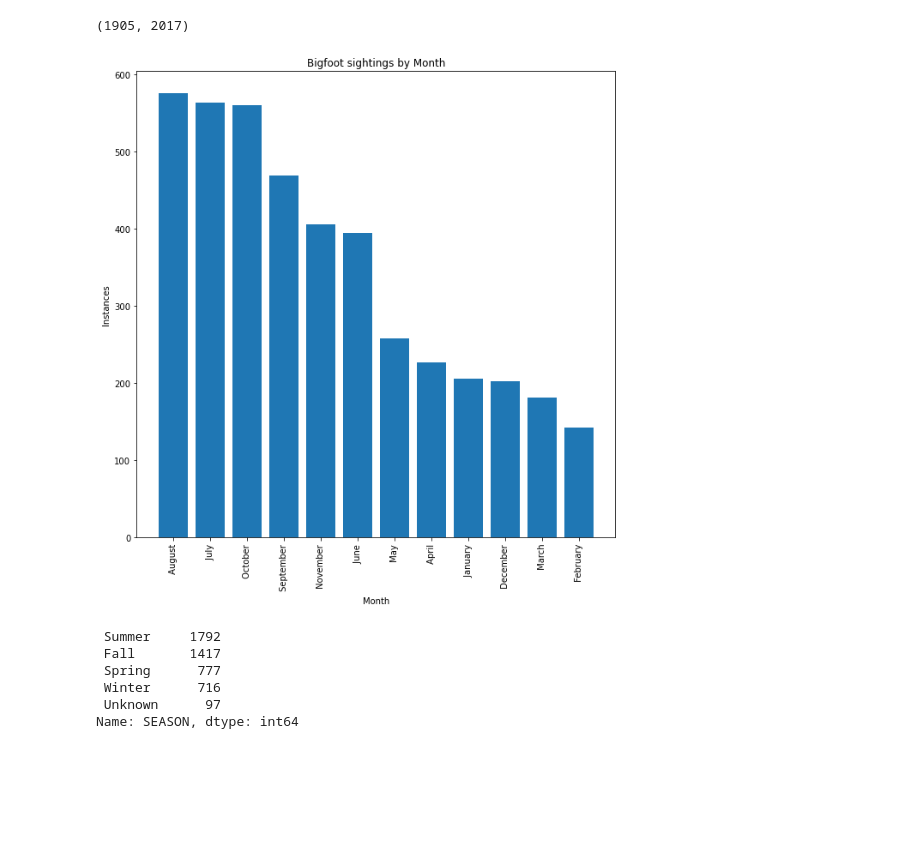
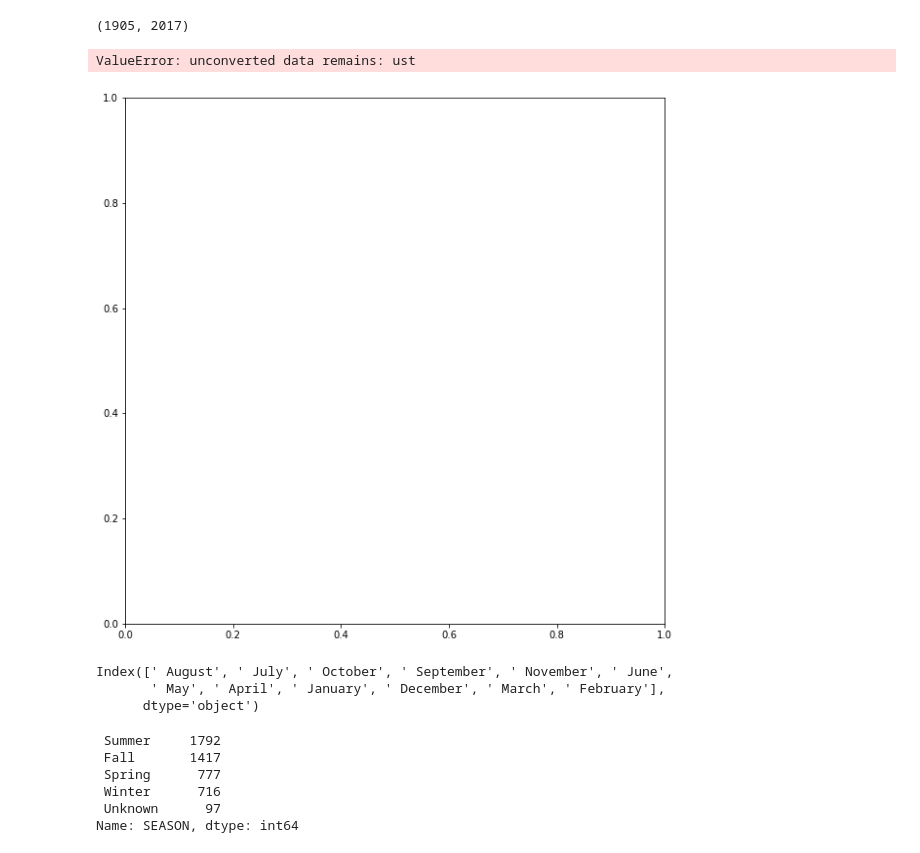
Before and after one commit to Cynz300/nlp-case-study, a Jupyter notebook: data_analysis_ig.ipynb, the cells around one changed output. Cells and saved outputs as stored; diff of their text form; code cells hidden in the pictures; blank space fills up the shorter version.

```diff
--- a/data_analysis_ig.ipynb
+++ b/data_analysis_ig.ipynb
@@ -416,14 +416,34 @@ min(new_year.value_counts().index), max(new_year.value_counts().index)
 (1905, 2017)
 # %%
 fig, ax = plt.subplots(figsize = (10,10))
-plt.bar(bigfoot_df['MONTH'].value_counts().index, bigfoot_df['MONTH'].value_counts())
-plt.ylabel('Instances')
-plt.xlabel('Month')
-plt.xticks(rotation = 90)
-plt.title('Bigfoot sightings by Month')
-plt.savefig('bigfoot_month.png');
+from datetime import datetime
+keys = []
+values = []
+
+months = {" January":0, " February":1, " March":2, " April":3, " May":4, " June":5, " July":6, " August":7, " September":8, " October":9, " November":10, " December":11 }
+
+def month_value(date):
+    return months[date.strip()]
+
+for key, value in sorted(zip(bigfoot_df['MONTH'].value_counts().index, bigfoot_df['MONTH'].value_counts()), key = lambda day: datetime.strptime(day[0].strip(), "%b")):
+    keys.append(key)
+    values.append(value)
+
+# plt.bar(keys, values)
+# plt.ylabel('Instances')
+# plt.xlabel('Month')
+# plt.xticks(rotation = 90)
+# plt.title('Bigfoot sightings by Month')
+# plt.savefig('bigfoot_month.png');
 # %% [output]
+ValueError: unconverted data remains: ust
-[figure, old version]
+[figure, new version]
+# %%
+bigfoot_df['MONTH'].value_counts().index
+# %% [output]
+Index([' August', ' July', ' October', ' September', ' November', ' June',
+       ' May', ' April', ' January', ' December', ' March', ' February'],
+      dtype='object')
 # %%
 bigfoot_df['SEASON'].value_counts()
 # %% [output]
```
Also changed, not shown: parts of 9 cells of this notebook, 2 other files.
